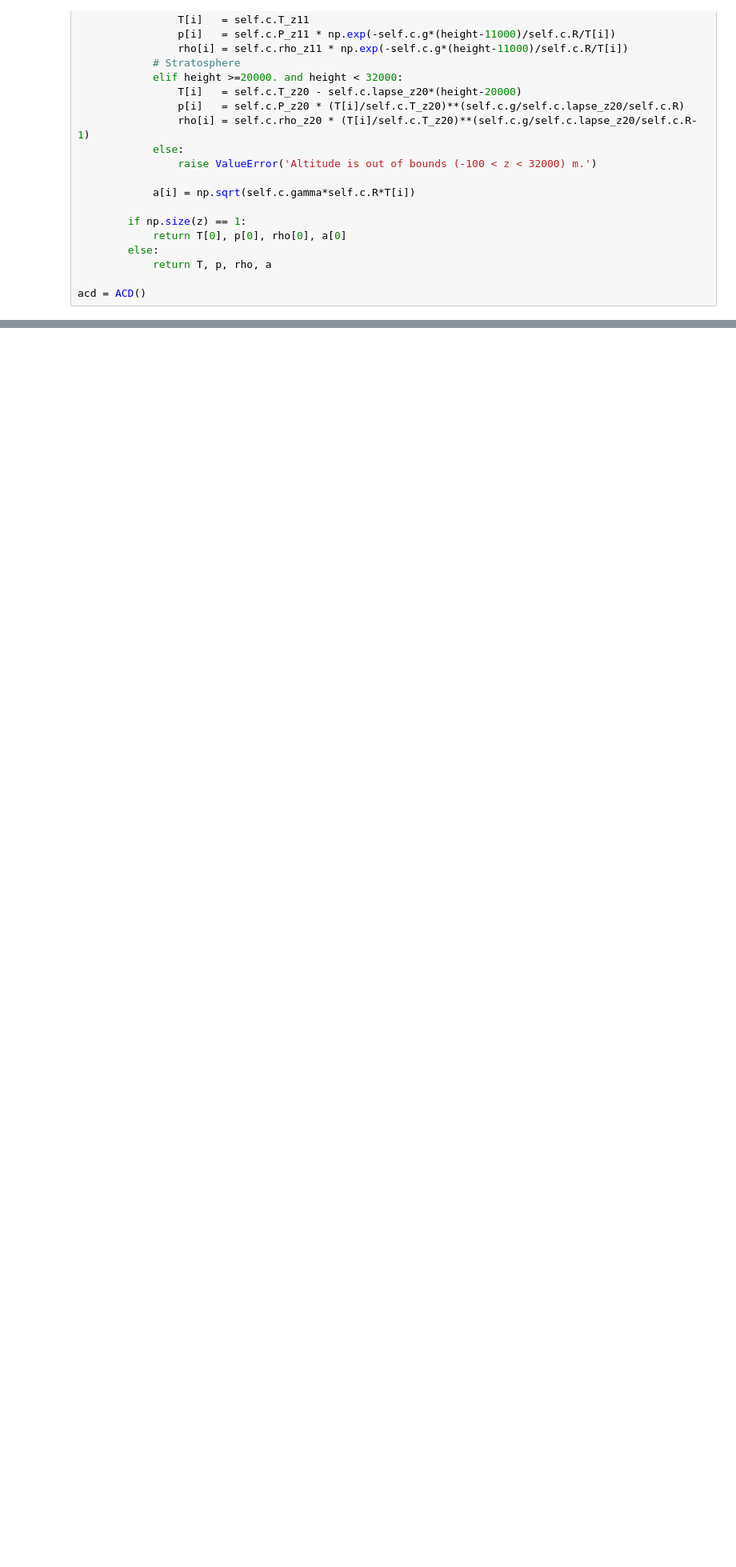
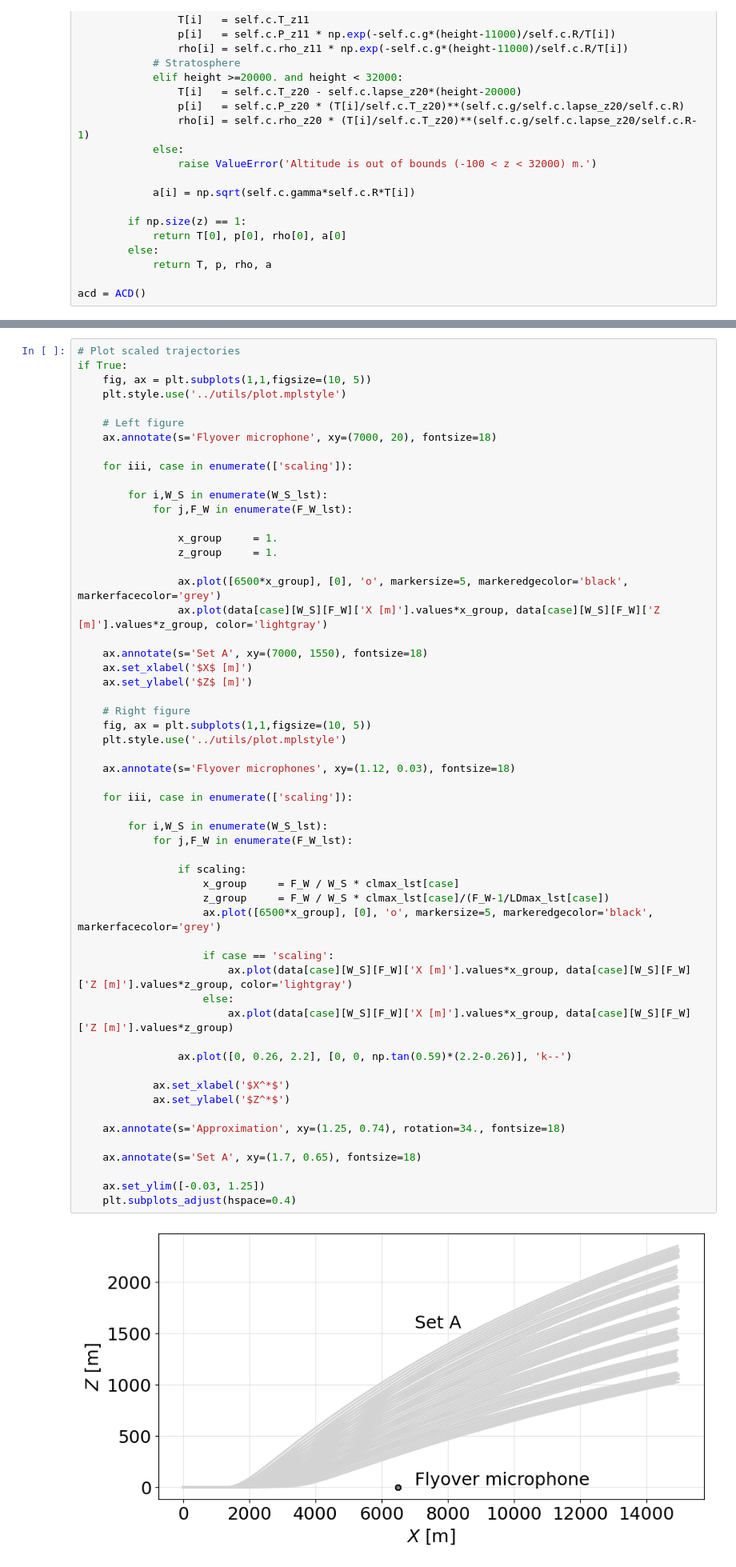
Before and after one commit to MIT-LAE/pyNA, a Jupyter notebook: pyNA/run/Scaling sweep.ipynb, the cells around one changed output, grey strips where cells are left out. Shown at 80% size. Drawn from its saved outputs; the diff is of its cells as text; blank space fills up the shorter version.

```diff
--- a/pyNA/run/Scaling sweep.ipynb
+++ b/pyNA/run/Scaling sweep.ipynb
@@ -416,0 +485,58 @@ NameError: name 'data' is not defined
+# %%
+# Plot scaled trajectories
+if True:
+    fig, ax = plt.subplots(1,1,figsize=(10, 5))
+    plt.style.use('../utils/plot.mplstyle')
+
+    # Left figure
+    ax.annotate(s='Flyover microphone', xy=(7000, 20), fontsize=18)
+
+    for iii, case in enumerate(['scaling']):
+
+        for i,W_S in enumerate(W_S_lst):
+            for j,F_W in enumerate(F_W_lst):
+
+                x_group     = 1.
+                z_group     = 1.
+
+                ax.plot([6500*x_group], [0], 'o', markersize=5, markeredgecolor='black', markerfacecolor='grey')
+                ax.plot(data[case][W_S][F_W]['X [m]'].values*x_group, data[case][W_S][F_W]['Z [m]'].values*z_group, color='lightgray')
+
+    ax.annotate(s='Set A', xy=(7000, 1550), fontsize=18)
+    ax.set_xlabel('$X$ [m]')
+    ax.set_ylabel('$Z$ [m]')
+
+    # Right figure
+    fig, ax = plt.subplots(1,1,figsize=(10, 5))
+    plt.style.use('../utils/plot.mplstyle')
+
+    ax.annotate(s='Flyover microphones', xy=(1.12, 0.03), fontsize=18)
+
+    for iii, case in enumerate(['scaling']):
+
+        for i,W_S in enumerate(W_S_lst):
+            for j,F_W in enumerate(F_W_lst):
+
+                if scaling:
+                    x_group     = F_W / W_S * clmax_lst[case]
+                    z_group     = F_W / W_S * clmax_lst[case]/(F_W-1/LDmax_lst[case])
+                    ax.plot([6500*x_group], [0], 'o', markersize=5, markeredgecolor='black', markerfacecolor='grey')
+
+                    if case == 'scaling':
+                        ax.plot(data[case][W_S][F_W]['X [m]'].values*x_group, data[case][W_S][F_W]['Z [m]'].values*z_group, color='lightgray')
+                    else:
+                        ax.plot(data[case][W_S][F_W]['X [m]'].values*x_group, data[case][W_S][F_W]['Z [m]'].values*z_group)
+
+                ax.plot([0, 0.26, 2.2], [0, 0, np.tan(0.59)*(2.2-0.26)], 'k--')
+
+            ax.set_xlabel('$X^*$')
+            ax.set_ylabel('$Z^*$')
+
+    ax.annotate(s='Approximation', xy=(1.25, 0.74), rotation=34., fontsize=18)
+
+    ax.annotate(s='Set A', xy=(1.7, 0.65), fontsize=18)
+
+    ax.set_ylim([-0.03, 1.25])
+    plt.subplots_adjust(hspace=0.4)
+# %% [output]
+[figure, added]
```
Also changed, not shown: parts of 20 cells of this notebook, 17 other files.
